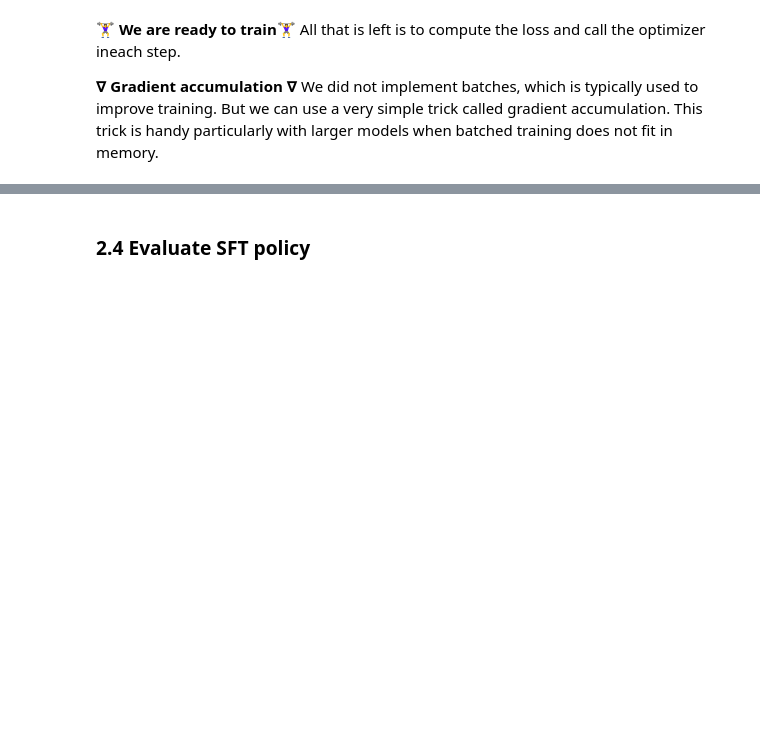
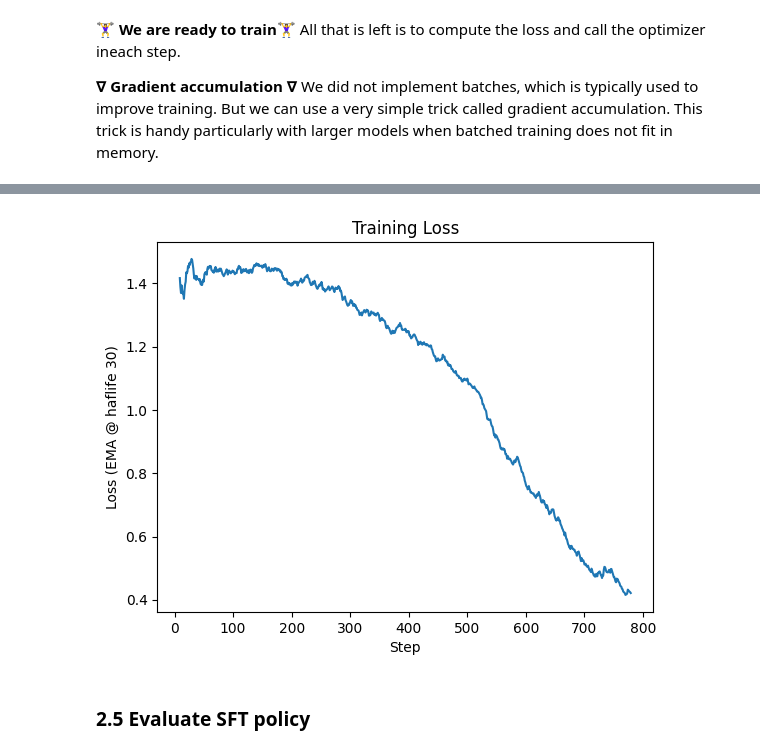
Before and after one commit to nickhalmagyi/hdsi-winter-workshop, a Jupyter notebook: llm-agents-part2.ipynb, the cells around one changed output, grey strips where cells are left out. Drawn from its saved outputs; the diff is of its cells as text; code cells hidden in the pictures; blank space fills up the shorter version.

```diff
--- a/llm-agents-part2.ipynb
+++ b/llm-agents-part2.ipynb
@@ -668,5 +666,6 @@ import requests
 
 # Download pre-saved results_baseline_agents.json generated in the previous cell from Github
 # Comment following lines if re-running data collection
-url = "https://raw.githubusercontent.com/mauriciogtec/hdsi-winter-workshop/refs/heads/main/results_baseline_agents.json"
-episodes = json.loads(requests.get(url).text)
+
+url = "https://raw.githubusercontent.com/mauriciogtec/hdsi-winter-workshop/refs/heads/main/episodes_baseline_agents.json"
+baseline_episodes = json.loads(requests.get(url).text)
@@ -852,7 +972,0 @@ First, combine all the expert data.
-# %%
-# 1. Combine all the data
-data_list = []
-for ep in episodes["expert"]:
-    for prompt, _, action, _ in ep["data"]:
-        data_list.append({"prompt": prompt, "action": action})
-data_list[0]
@@ -867,12 +977,21 @@ step.
 # %%
 prompt, action = data_list[0]["prompt"], data_list[0]["action"]
-action_with_eot = action + "<|eot_id|>" # !!!! Easy to miss
-tokenized_prompt = tokenizer(prompt, return_tensors="pt").input_ids.to("cuda")[0]
+
+# we need to obtain the full prompt first
+action_prompt = prompt + (
+    "\n\nNow, choose exactly one valid action from the list and no additional information.\n"
+      f"The valid actions are: {','.join(valid_actions)}\n"
+)
+messages = {"role": "user", "content": action_prompt}
+full_prompt = tokenizer.apply_chat_template([messages], tokenize=False, add_generation_prompt=True)
+
+action_with_eot = action + "<|eot_id|><|start_header_id|>assistant<|end_header_id|>" # !!!!
+tokenized_prompt = tokenizer(full_prompt, return_tensors="pt").input_ids.to("cuda")[0]
 tokenized_action = tokenizer(action_with_eot, return_tensors="pt").input_ids.to("cuda")[0]
 
-print(f"> Prompt: {prompt[:50]}\n")
-print(f"> Tokenized Prompt: {tokenized_prompt[:20]}\n")
-print(f"> Action: {action}\n")
+print(f"> Prompt: {full_prompt}\n")
+print(f"> Tokenized Prompt: {tokenized_prompt}\n")
+print(f"> Action: {action_with_eot}\n")
 print(f"> Tokenized Action: {tokenized_action}\n")
 
 # concatenate prompt/action that will be the input to the language model for next
@@ -999,3 +1142,18 @@ RuntimeError: element 0 of tensors does not require grad and does not have a gra
+# %%
+import pandas as pd
+
+# Make a plot of the training of the losses
+# Load presaved ones for convenience.
+with open(f"{target_dir}/sft_losses.json", "r") as f:
+    all_losses = json.load(f)
+
+pd.Series(all_losses).ewm(halflife=30, min_periods=10).mean().plot()
+plt.xlabel("Step")
+plt.ylabel("Loss (EMA @ haflife 30)")
+plt.title("Training Loss")
+plt.show()
+# %% [output]
+[figure, added]
 # %% [markdown]
-### 2.4 Evaluate SFT policy
+### 2.5 Evaluate SFT policy
 # %%
```
Also changed, not shown: parts of 30 cells of this notebook, 4 other files.
